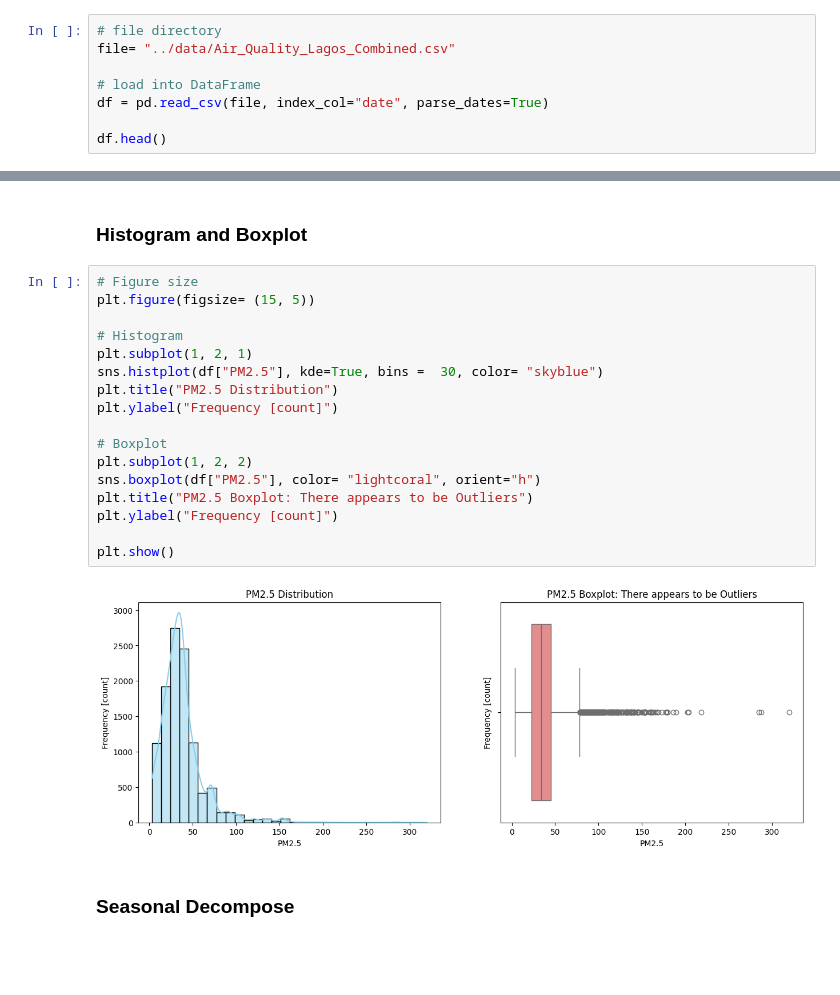
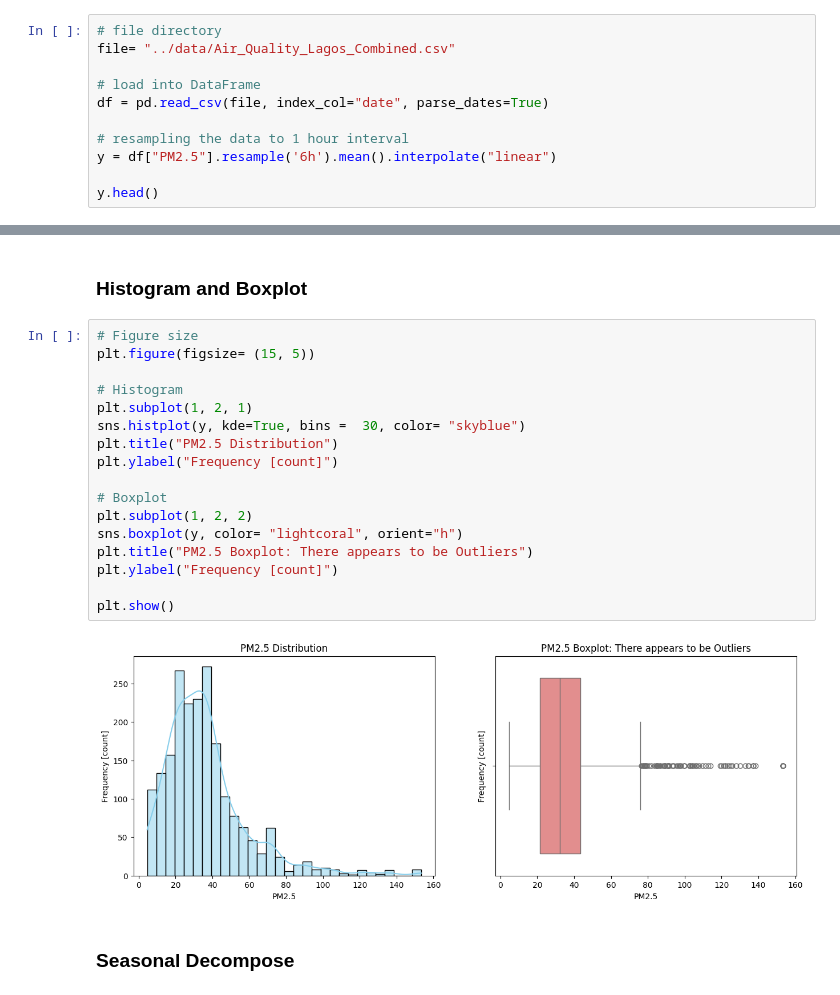
Before and after one commit to Bjoshua25/AIR-QUALITY-PREDICTION-IN-LAGOS, a Jupyter notebook: notebooks/combine_dataset.ipynb, the cells around one changed output, grey strips where cells are left out. Saved outputs shown, nothing was run; the diff lists cells and outputs as text; blank space fills up the shorter version.

```diff
--- a/notebooks/combine_dataset.ipynb
+++ b/notebooks/combine_dataset.ipynb
@@ -83,5 +83,8 @@ file= "../data/Air_Quality_Lagos_Combined.csv"
 # load into DataFrame
 df = pd.read_csv(file, index_col="date", parse_dates=True)
 
-df.head()
+# resampling the data to 1 hour interval
+y = df["PM2.5"].resample('6h').mean().interpolate("linear")
+
+y.head()
 # %% [output]
@@ -182,22 +175,22 @@ plt.show()
 # %%
 # Figure size
 plt.figure(figsize= (15, 5))
 
 # Histogram
 plt.subplot(1, 2, 1)
-sns.histplot(df["PM2.5"], kde=True, bins =  30, color= "skyblue")
+sns.histplot(y, kde=True, bins =  30, color= "skyblue")
 plt.title("PM2.5 Distribution")
 plt.ylabel("Frequency [count]")
 
 # Boxplot
 plt.subplot(1, 2, 2)
-sns.boxplot(df["PM2.5"], color= "lightcoral", orient="h")
+sns.boxplot(y, color= "lightcoral", orient="h")
 plt.title("PM2.5 Boxplot: There appears to be Outliers")
 plt.ylabel("Frequency [count]")
 
 plt.show()
 # %% [output]
-[figure, old version]
+[figure, new version]
 # %% [markdown]
 ### Seasonal Decompose
 # %%
```
Also changed, not shown: parts of 12 cells of this notebook, 4 other files.
